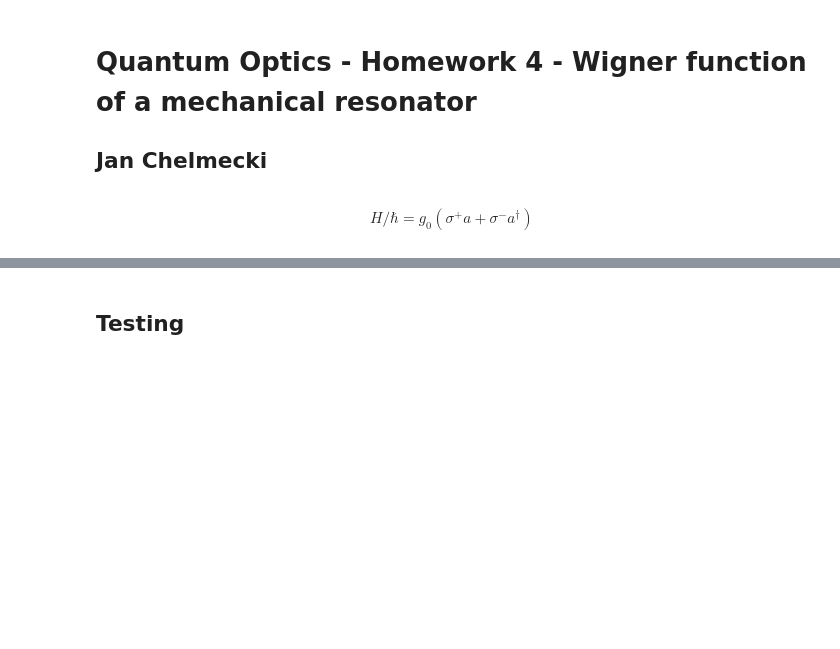
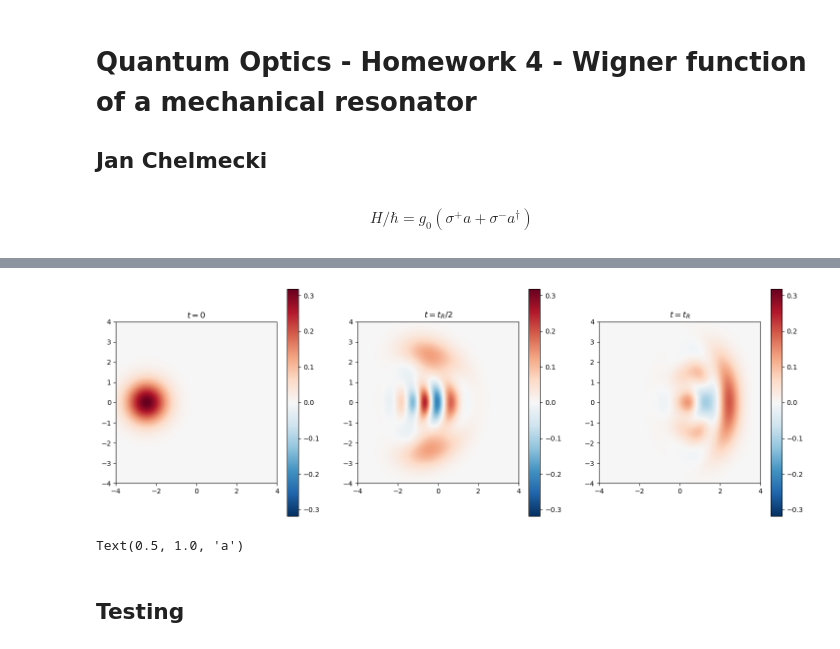
Before and after one commit to jan-chelmecki/ENS-Quantum-Optics-Homework, a Jupyter notebook: HW4_Chelmecki.ipynb, the cells around one changed output, grey strips where cells are left out. Cells and saved outputs as stored; diff of their text form; code cells hidden in the pictures; blank space fills up the shorter version.

```diff
--- a/HW4_Chelmecki.ipynb
+++ b/HW4_Chelmecki.ipynb
@@ -44,3 +48,20 @@ plt.colorbar()
+# %%
+rho = [result.states[int(i/2*N_Steps*t_R/T)].ptrace(1) for i in range(3)]
+W = [wigner(rho[i], xvec, yvec) for i in range(3)]
+W_max = np.max([np.max(W[i]) for i in range(3)])
+title = ["$t = 0$", "$t = t_R/2$", "$t=t_R$"]
+
+f, ax = plt.subplots(1, 3, figsize=[18,6])
+for i in range(3):
+    im = ax[i].imshow(W[i],cmap="RdBu_r",vmin=-W_max,vmax=W_max, extent=[-xmax,xmax,-xmax,xmax], aspect=1)
+    ax[i].set_title(title[i])
+    f.colorbar(im)
+# %% [output]
+[figure, added]
+# %%
+ax[1].set_title("a")
+# %% [output]
+Text(0.5, 1.0, 'a')
 # %% [markdown]
 ## Testing
 # %%
```
Also changed, not shown: parts of 3 cells of this notebook.
